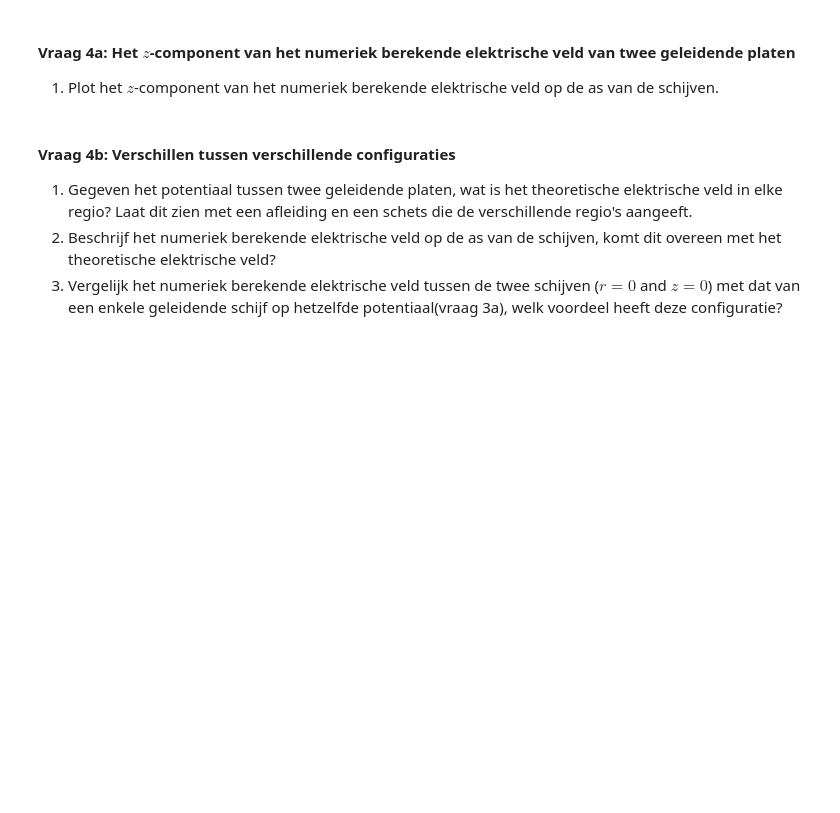
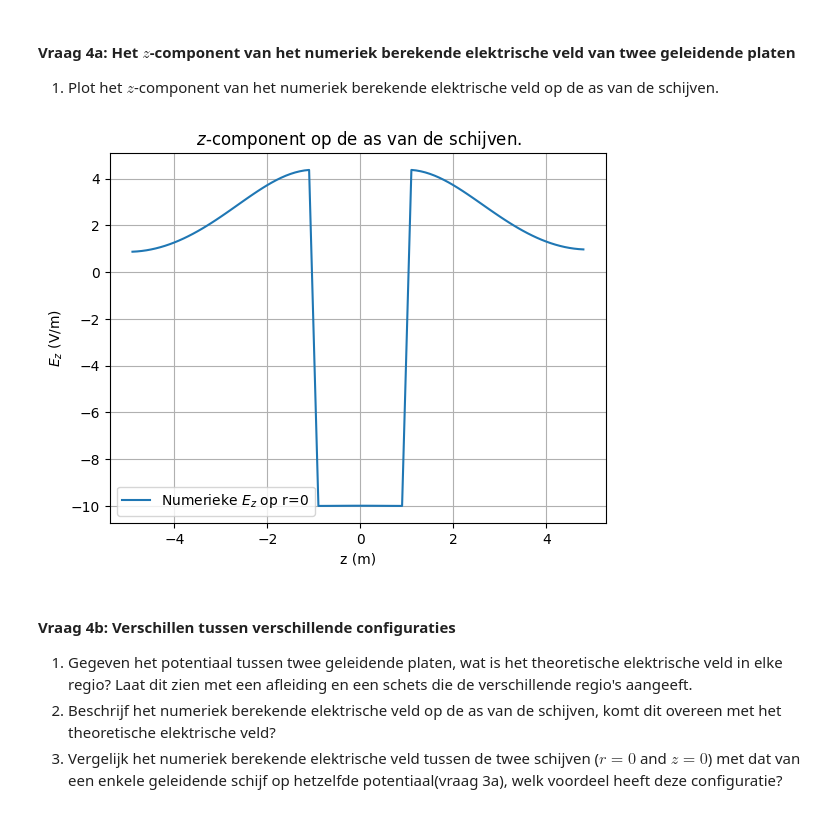
Before and after one commit to NNynke/DEF-D-assignments-N, a Jupyter notebook: DigitaleOntwerpopdrachten/1CondensatorOpdracht/CondensatorOntwerpopdracht.ipynb, the cells around one changed output. Saved outputs shown, nothing was run; the diff lists cells and outputs as text; code cells hidden in the pictures; blank space fills up the shorter version.

```diff
--- a/DigitaleOntwerpopdrachten/1CondensatorOpdracht/CondensatorOntwerpopdracht.ipynb
+++ b/DigitaleOntwerpopdrachten/1CondensatorOpdracht/CondensatorOntwerpopdracht.ipynb
@@ -528,3 +524,22 @@ plot_results_disk(Ez, Er, normE, V, r, z, grid_step, disk_radius, z_pos_disk1, z
+# %%
+# 1) Bepaal welke index bij r = 0 hoort
+index_r0 = 0
+
+# 2) Pak Ez op de as (r = 0)
+Ez_r0 = Ez[:, index_r0]
+
+# 3) Plot Ez als functie van z op de as
+plt.figure()
+plt.title(" $z$-component op de as van de schijven. ")
+plt.plot(z_for_E, Ez_r0, label="Numerieke $E_z$ op r=0")
+plt.xlabel("z (m)")
+plt.ylabel("$E_z$ (V/m)")
+plt.grid(True)
+
+plt.legend()
+plt.show()
+# %% [output]
+[figure, added]
 # %% [markdown]
 #### Vraag 4b: Verschillen tussen verschillende configuraties
 
```
Also changed, not shown: parts of 13 cells of this notebook, 3 other files.
